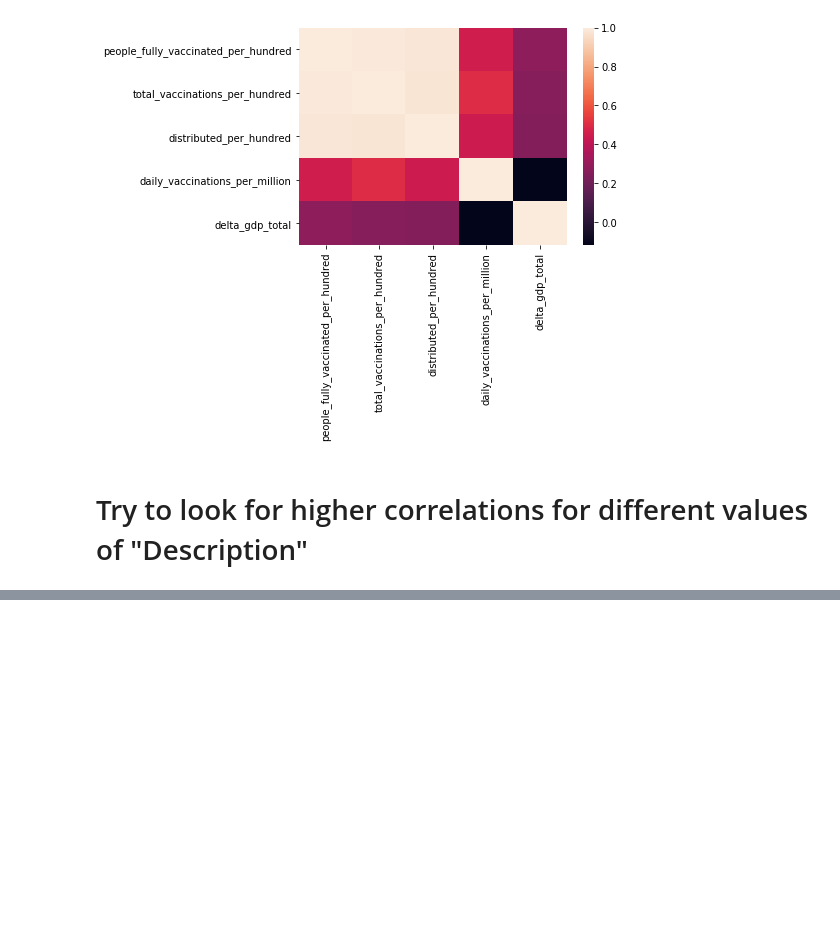
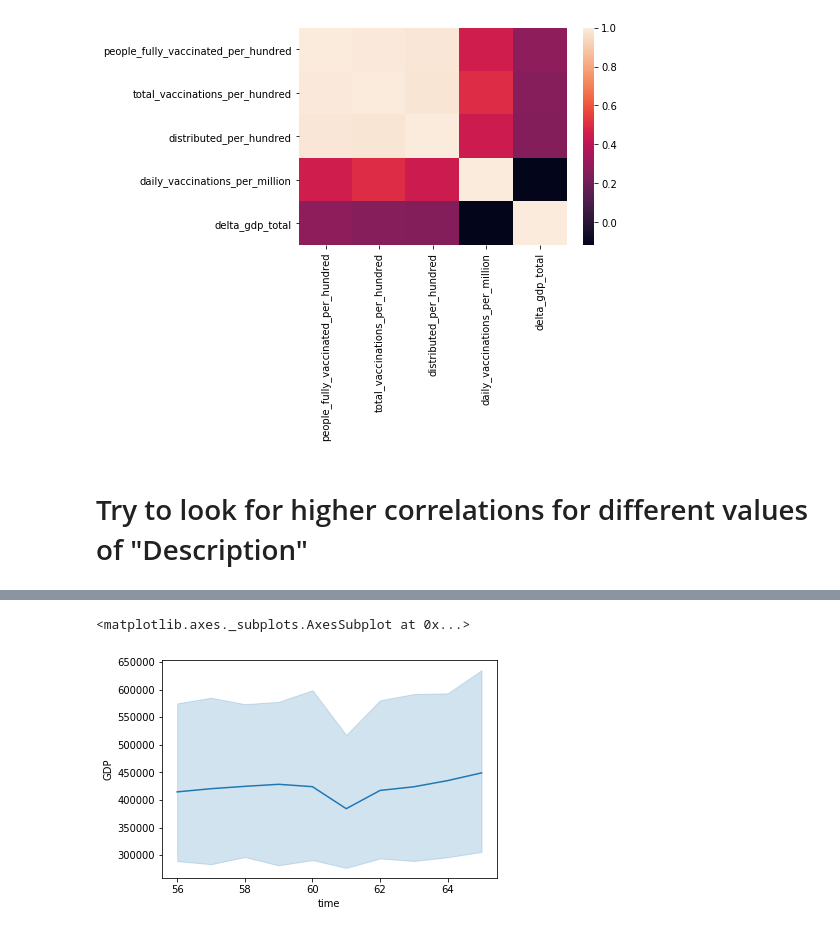
Before and after one commit to michael-lutz/Vaccine-Econ-Analysis, a Jupyter notebook: analysis/visualization_nb.ipynb, the cells around one changed output, grey strips where cells are left out. Saved outputs shown, nothing was run; the diff lists cells and outputs as text; code cells hidden in the pictures; blank space fills up the shorter version.

```diff
--- a/analysis/visualization_nb.ipynb
+++ b/analysis/visualization_nb.ipynb
@@ -195,0 +522,5 @@ All industry total
+# %%
+sns.lineplot(data = X_gdp[(X_gdp['time']>=56)], x='time', y='GDP')
+# %% [output]
+<matplotlib.axes._subplots.AxesSubplot at 0x...>
+[figure, added]
```
Also changed, not shown: parts of 23 cells of this notebook.
